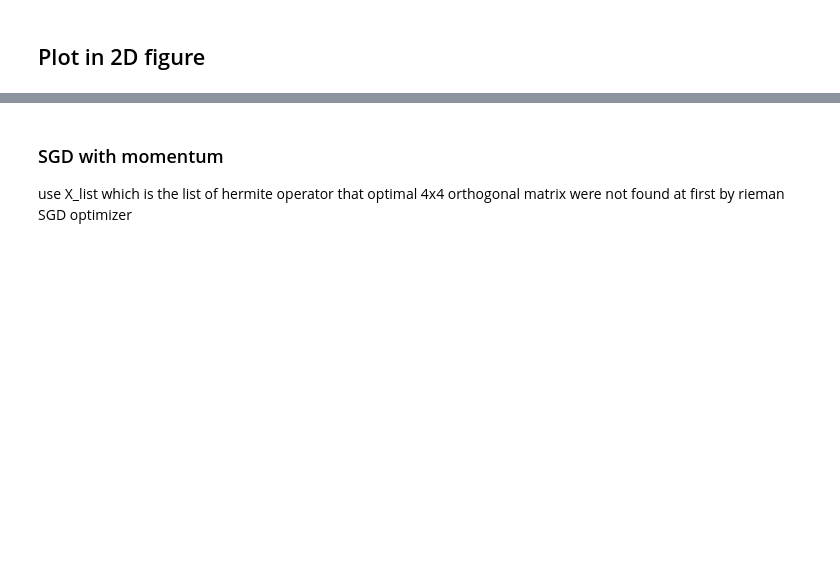
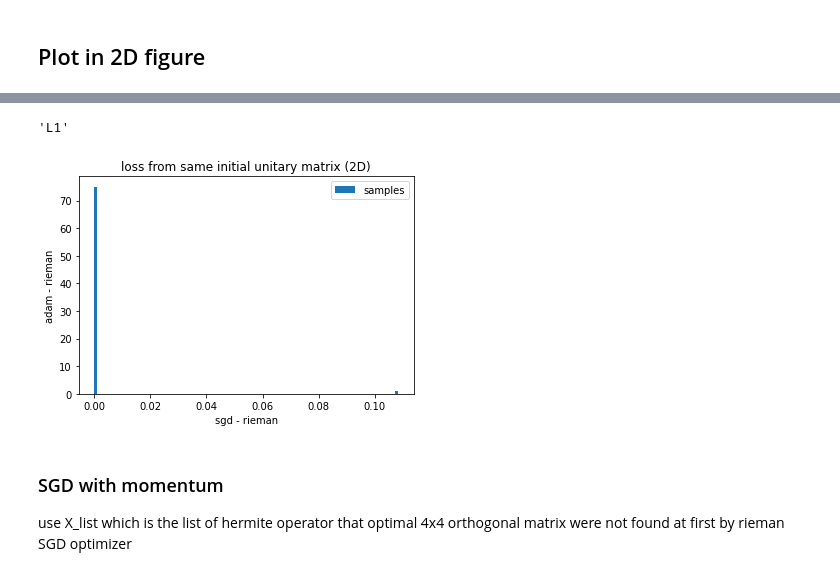
Before and after one commit to MKrbm/worms, a Jupyter notebook: python/nsp/unitary_vs_orthogonal.ipynb, the cells around one changed output, grey strips where cells are left out. Cells and saved outputs as stored; diff of their text form; code cells hidden in the pictures; blank space fills up the shorter version.

```diff
--- a/python/nsp/unitary_vs_orthogonal.ipynb
+++ b/python/nsp/unitary_vs_orthogonal.ipynb
@@ -690,3 +573,23 @@ fig.show()
+# %%
+type(loss_l1).__name__
+# %% [output]
+'L1'
+# %%
+from matplotlib import pyplot as plt
+fig, ax = plt.subplots()
+res_rie = np.array(res)[:,2]
+x = np.array(res)[:,0] - res_rie
+# ax.hist(res, bins = 100, label = "delta")
+ax.hist(np.array(res)[:,0] - res_rie, label="samples", bins=100)
+ax.legend()
+
+
+ax.set_title('loss from same initial unitary matrix (2D)')
+ax.set_xlabel('sgd - rieman')
+ax.set_ylabel('adam - rieman')
+fig.show()
+# %% [output]
+[figure, added]
 # %% [markdown]
 ### SGD with momentum
 
```
Also changed, not shown: parts of 26 cells of this notebook, 21 other files.
